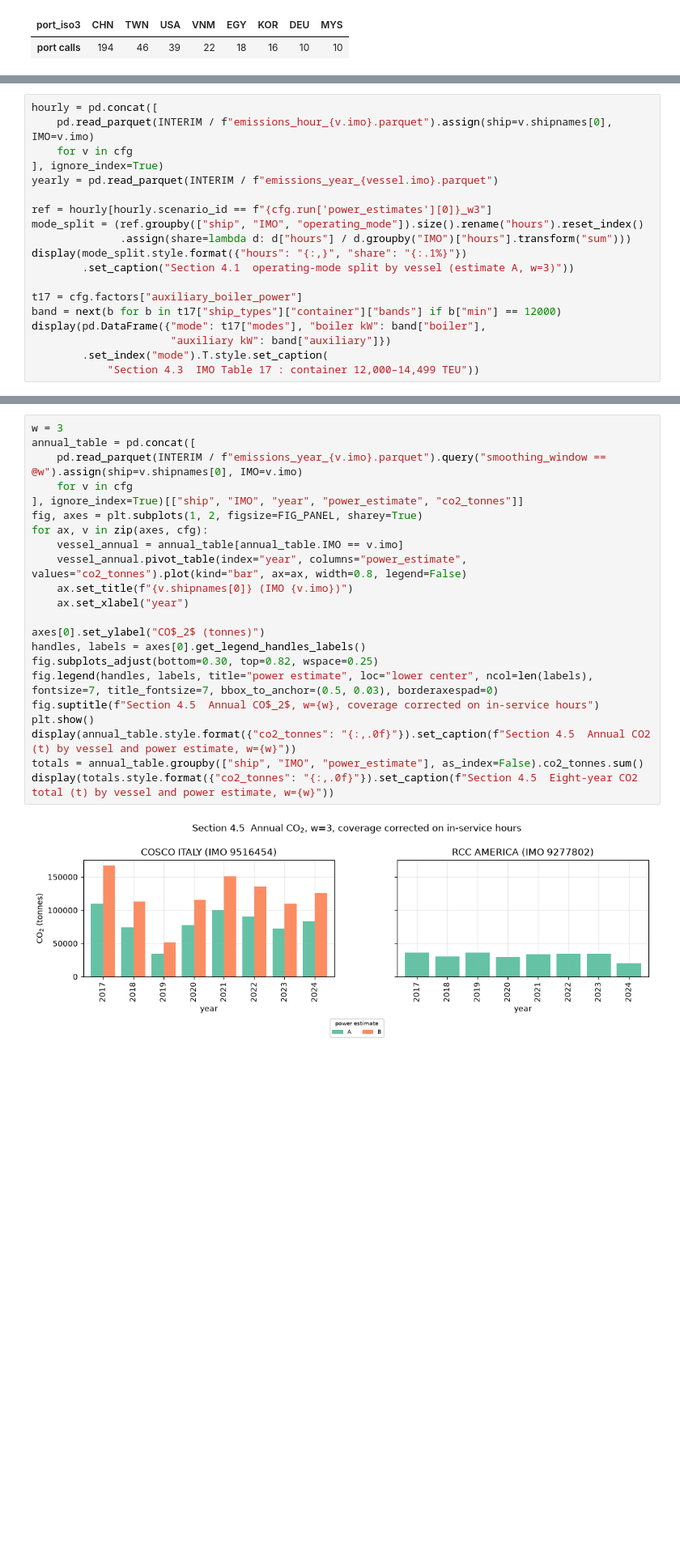
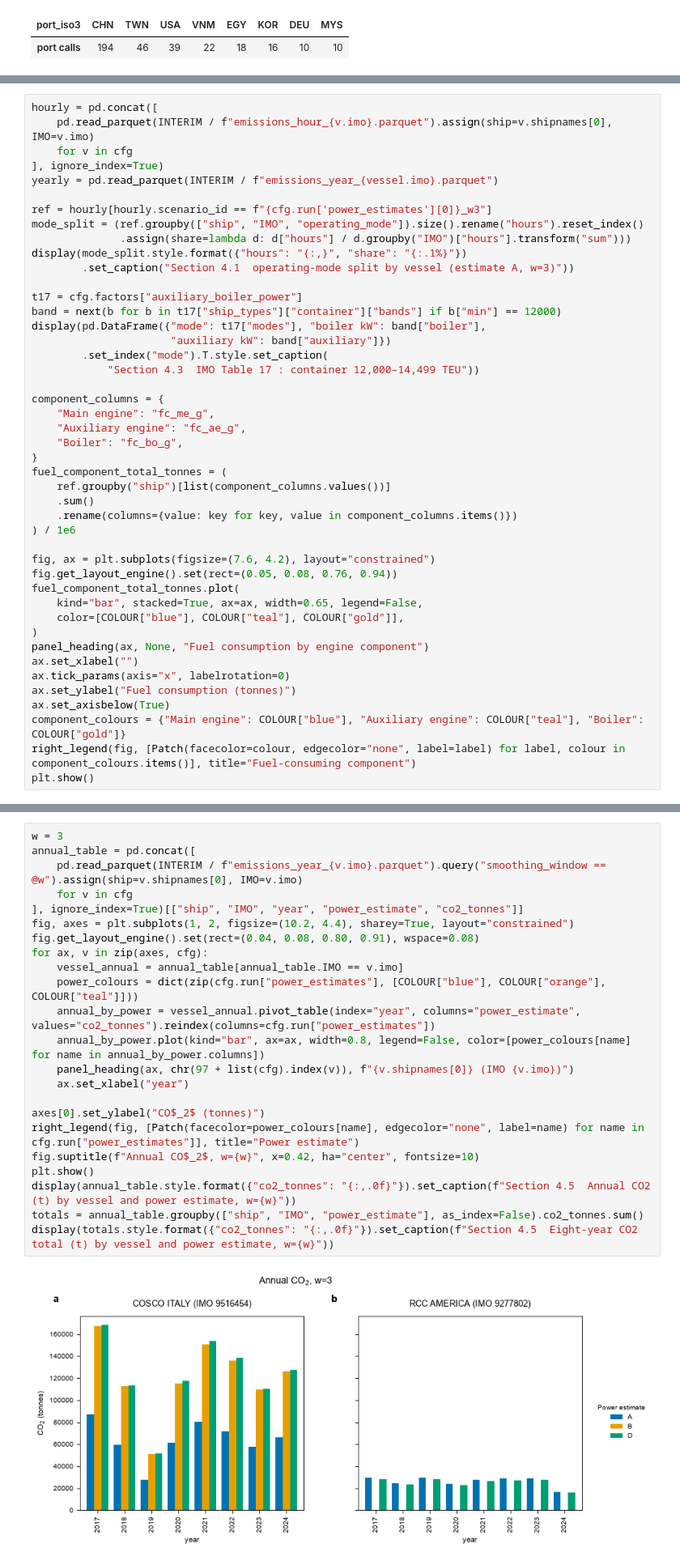
Before and after one commit to arantzazu-arregui/emissions-allocation, a Jupyter notebook: notebooks/01_methodology_walkthrough.ipynb, the cells around one changed output, grey strips where cells are left out. Shown at 81% size. Cells and saved outputs as stored; diff of their text form; blank space fills up the shorter version.

```diff
--- a/notebooks/01_methodology_walkthrough.ipynb
+++ b/notebooks/01_methodology_walkthrough.ipynb
@@ -700,6 +809,32 @@ display(pd.DataFrame({"mode": t17["modes"], "boiler kW": band["boiler"],
                       "auxiliary kW": band["auxiliary"]})
         .set_index("mode").T.style.set_caption(
             "Section 4.3  IMO Table 17 : container 12,000–14,499 TEU"))
+
+component_columns = {
+    "Main engine": "fc_me_g",
+    "Auxiliary engine": "fc_ae_g",
+    "Boiler": "fc_bo_g",
+}
+fuel_component_total_tonnes = (
+    ref.groupby("ship")[list(component_columns.values())]
+    .sum()
+    .rename(columns={value: key for key, value in component_columns.items()})
+) / 1e6
+
+fig, ax = plt.subplots(figsize=(7.6, 4.2), layout="constrained")
+fig.get_layout_engine().set(rect=(0.05, 0.08, 0.76, 0.94))
+fuel_component_total_tonnes.plot(
+    kind="bar", stacked=True, ax=ax, width=0.65, legend=False,
+    color=[COLOUR["blue"], COLOUR["teal"], COLOUR["gold"]],
+)
+panel_heading(ax, None, "Fuel consumption by engine component")
+ax.set_xlabel("")
+ax.tick_params(axis="x", labelrotation=0)
+ax.set_ylabel("Fuel consumption (tonnes)")
+ax.set_axisbelow(True)
+component_colours = {"Main engine": COLOUR["blue"], "Auxiliary engine": COLOUR["teal"], "Boiler": COLOUR["gold"]}
+right_legend(fig, [Patch(facecolor=colour, edgecolor="none", label=label) for label, colour in component_colours.items()], title="Fuel-consuming component")
+plt.show()
 # %% [output]
 Section 4.1 operating-mode split by vessel (estimate A, w=3)
 |  | ship | IMO | operating_mode | hours | share |
@@ -748,26 +898,27 @@ out-of-service windows found in Section 1.7.
 # %%
 w = 3
 annual_table = pd.concat([
     pd.read_parquet(INTERIM / f"emissions_year_{v.imo}.parquet").query("smoothing_window == @w").assign(ship=v.shipnames[0], IMO=v.imo)
     for v in cfg
 ], ignore_index=True)[["ship", "IMO", "year", "power_estimate", "co2_tonnes"]]
-fig, axes = plt.subplots(1, 2, figsize=FIG_PANEL, sharey=True)
+fig, axes = plt.subplots(1, 2, figsize=(10.2, 4.4), sharey=True, layout="constrained")
+fig.get_layout_engine().set(rect=(0.04, 0.08, 0.80, 0.91), wspace=0.08)
 for ax, v in zip(axes, cfg):
     vessel_annual = annual_table[annual_table.IMO == v.imo]
-    vessel_annual.pivot_table(index="year", columns="power_estimate", values="co2_tonnes").plot(kind="bar", ax=ax, width=0.8, legend=False)
-    ax.set_title(f"{v.shipnames[0]} (IMO {v.imo})")
+    power_colours = dict(zip(cfg.run["power_estimates"], [COLOUR["blue"], COLOUR["orange"], COLOUR["teal"]]))
+    annual_by_power = vessel_annual.pivot_table(index="year", columns="power_estimate", values="co2_tonnes").reindex(columns=cfg.run["power_estimates"])
+    annual_by_power.plot(kind="bar", ax=ax, width=0.8, legend=False, color=[power_colours[name] for name in annual_by_power.columns])
+    panel_heading(ax, chr(97 + list(cfg).index(v)), f"{v.shipnames[0]} (IMO {v.imo})")
     ax.set_xlabel("year")
 
 axes[0].set_ylabel("CO$_2$ (tonnes)")
-handles, labels = axes[0].get_legend_handles_labels()
-fig.subplots_adjust(bottom=0.30, top=0.82, wspace=0.25)
-fig.legend(handles, labels, title="power estimate", loc="lower center", ncol=len(labels), fontsize=7, title_fontsize=7, bbox_to_anchor=(0.5, 0.03), borderaxespad=0)
-fig.suptitle(f"Section 4.5  Annual CO$_2$, w={w}, coverage corrected on in-service hours")
+right_legend(fig, [Patch(facecolor=power_colours[name], edgecolor="none", label=name) for name in cfg.run["power_estimates"]], title="Power estimate")
+fig.suptitle(f"Annual CO$_2$, w={w}", x=0.42, ha="center", fontsize=10)
 plt.show()
 display(annual_table.style.format({"co2_tonnes": "{:,.0f}"}).set_caption(f"Section 4.5  Annual CO2 (t) by vessel and power estimate, w={w}"))
 totals = annual_table.groupby(["ship", "IMO", "power_estimate"], as_index=False).co2_tonnes.sum()
 display(totals.style.format({"co2_tonnes": "{:,.0f}"}).set_caption(f"Section 4.5  Eight-year CO2 total (t) by vessel and power estimate, w={w}"))
 # %% [output]
-[figure, old version]
+[figure, new version]
 Section 4.5 Annual CO2 (t) by vessel and power estimate, w=3
 |  | ship | IMO | year | power_estimate | co2_tonnes |
```
Also changed, not shown: parts of 23 cells of this notebook, 22 other files.
